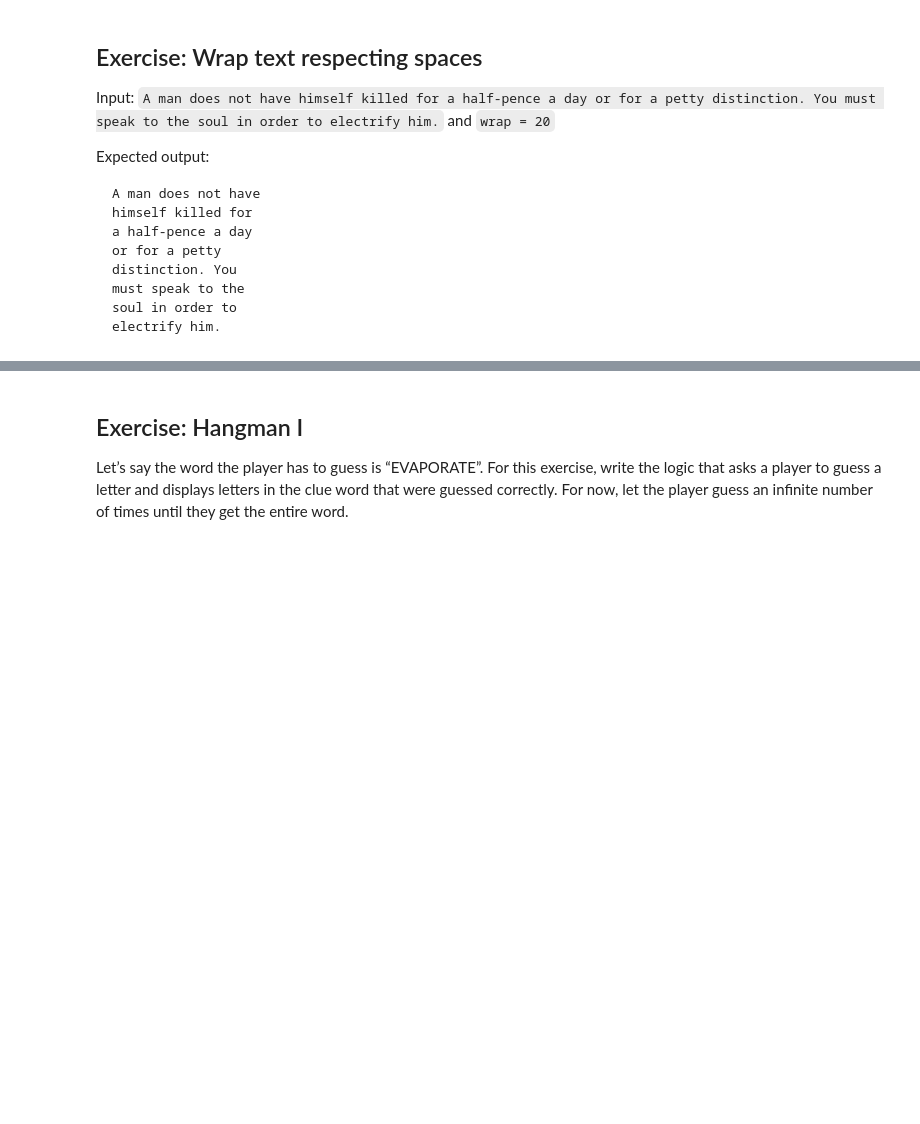
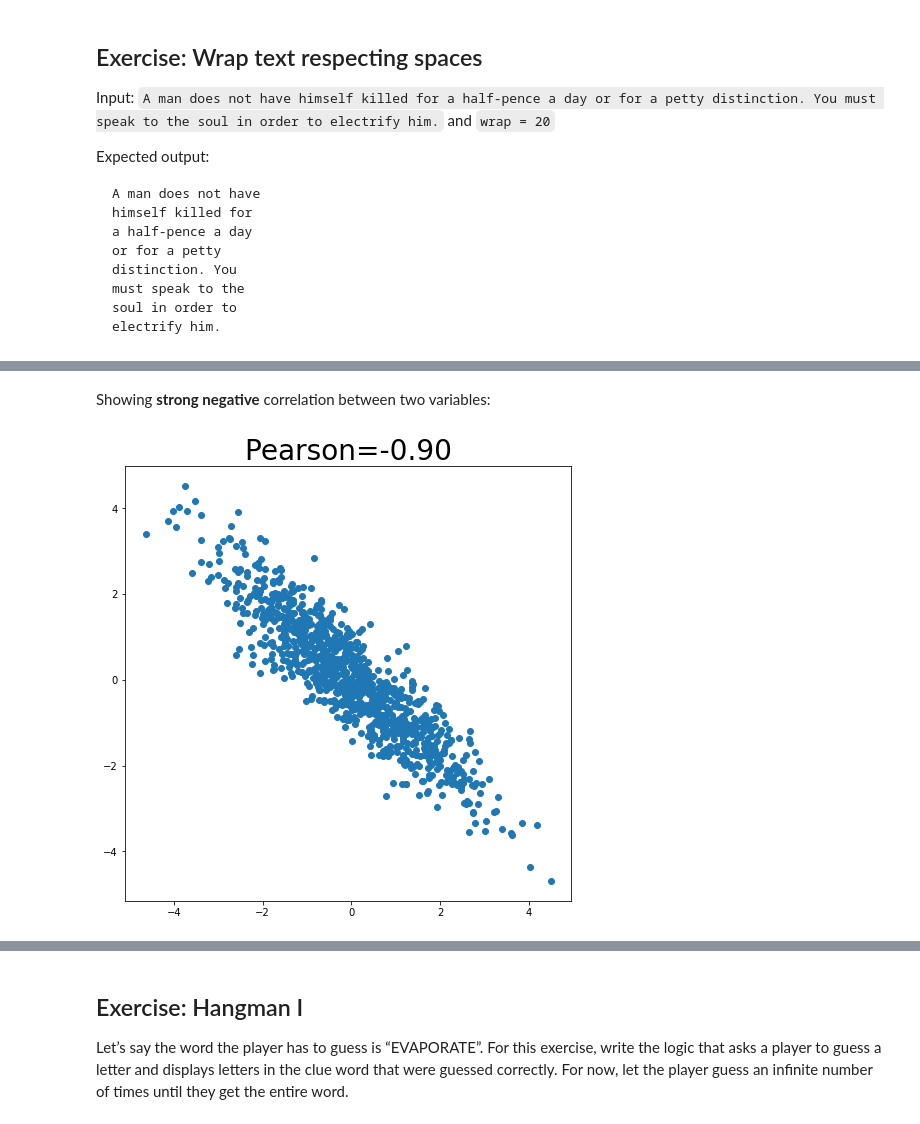
Before and after one commit to danaki/pyclass, a Jupyter notebook: Challenging_Practice.ipynb, the cells around one changed output, grey strips where cells are left out. Drawn from its saved outputs; the diff is of its cells as text; code cells hidden in the pictures; blank space fills up the shorter version.

```diff
--- a/Challenging_Practice.ipynb
+++ b/Challenging_Practice.ipynb
@@ -697,0 +716,7 @@ results = ['Allegoric Alaskans;Blithering Badgers;win',
+# %% [markdown]
+Showing **strong negative** correlation between two variables:
+# %%
+data_neg = corr_data(1000, 2, -1.8)
+plot_corr_data(data_neg)
+# %% [output]
+[figure, added]
```
Also changed, not shown: parts of 19 cells of this notebook, 9 other files.
